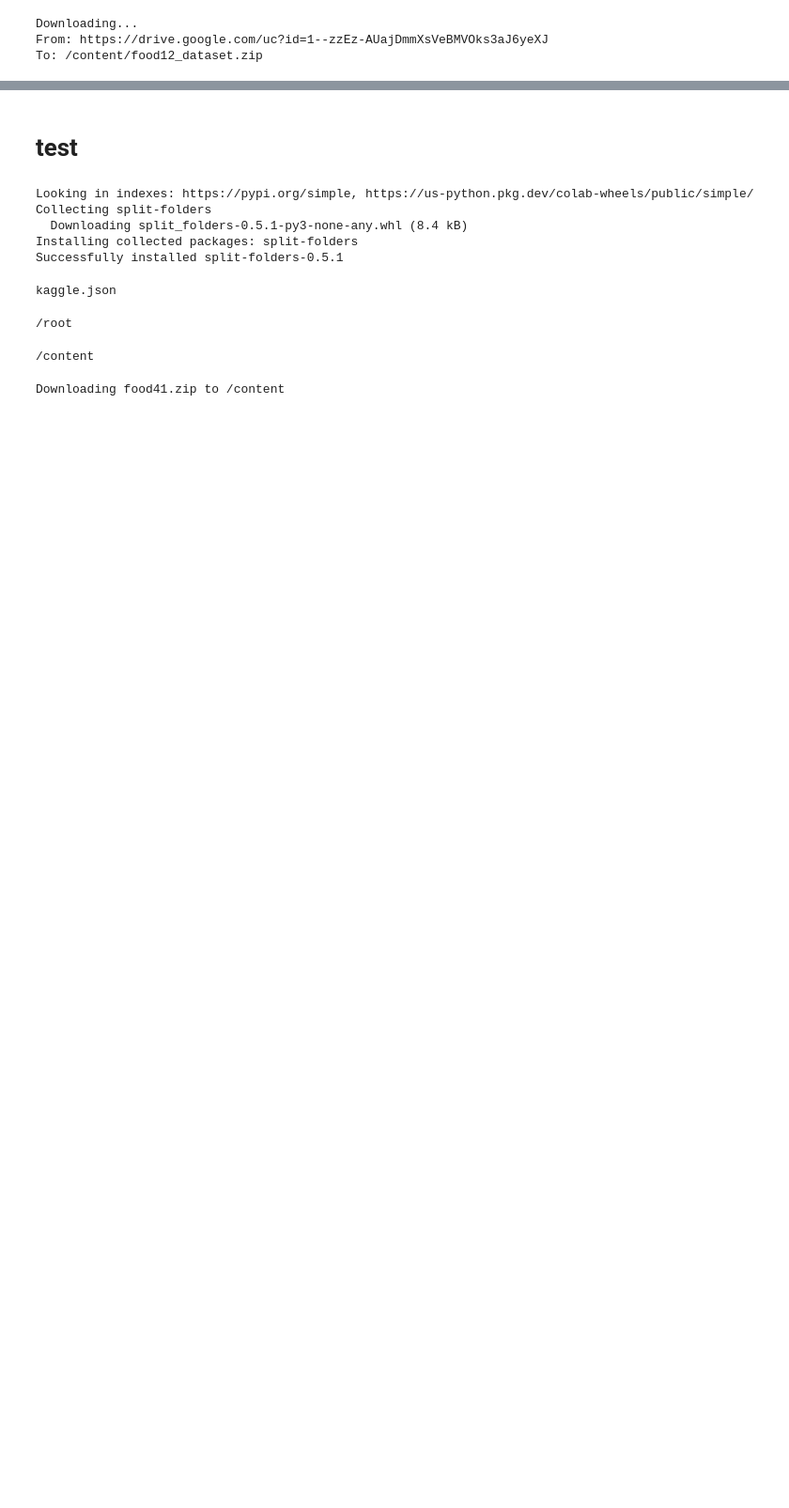
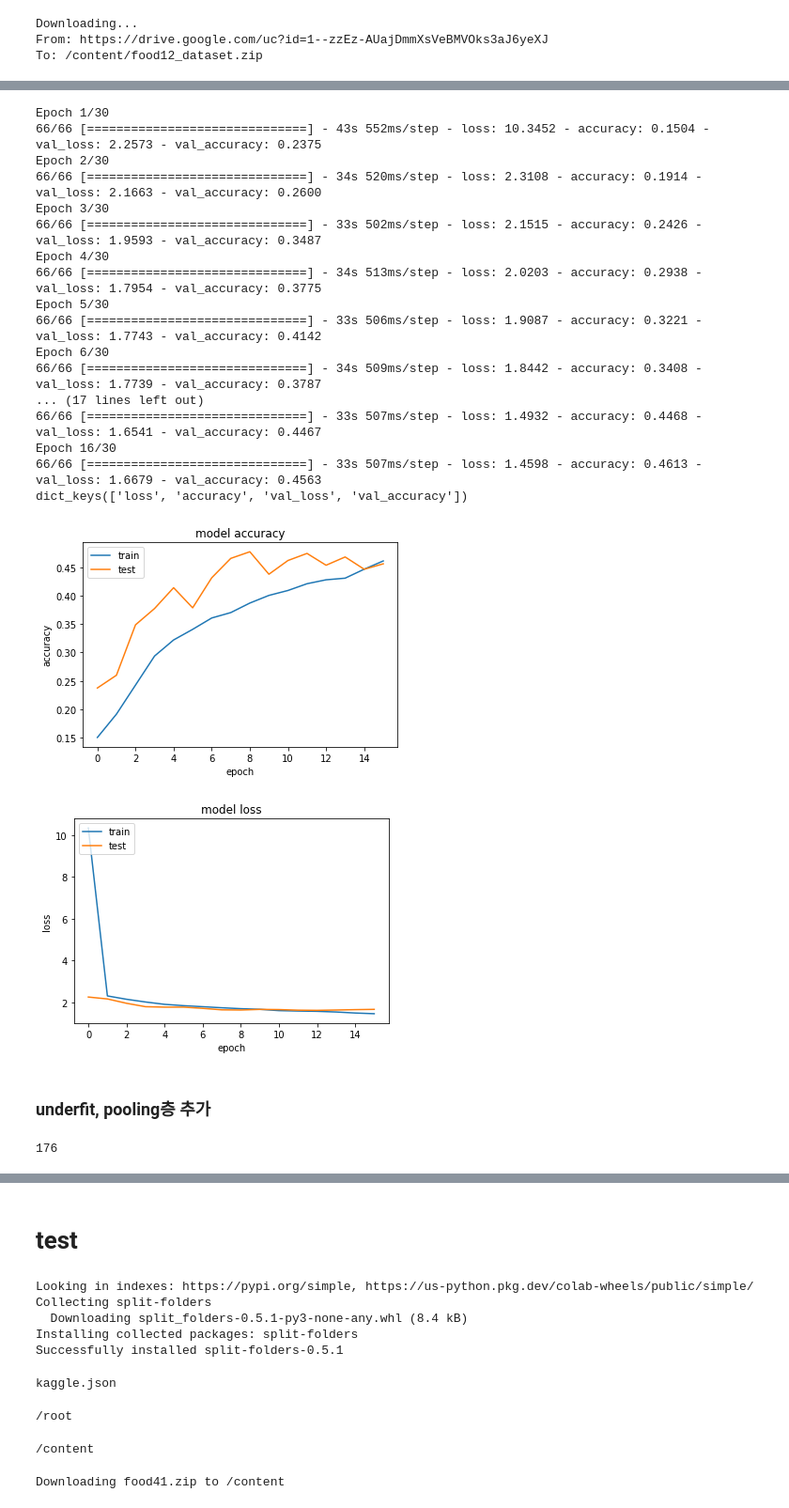
Before and after one commit to dbtjr1103/Basic_practice, a Jupyter notebook: food12_classification.ipynb, the cells around one changed output, grey strips where cells are left out. Shown at 94% size. Saved outputs shown, nothing was run; the diff lists cells and outputs as text; code cells hidden in the pictures; blank space fills up the shorter version.

```diff
--- a/food12_classification.ipynb
+++ b/food12_classification.ipynb
@@ -42,0 +252,22 @@ Successfully installed gdown-4.5.4
+# %%
+model.trainable = False
+
+inputs = tf.keras.Input(shape=(224, 224, 3))
+
+x = model(inputs, training=False)
+
+x = tf.keras.layers.Flatten(input_shape=model.output_shape[1:])(x)
+
+x = tf.keras.layers.Dense(1024, activation='relu')(x)
+x = tf.keras.layers.Dropout(0.5)(x)
+x = tf.keras.layers.Dense(1024, activation='relu')(x)
+x = tf.keras.layers.Dense(512, activation='relu')(x)
+outputs = tf.keras.layers.Dense(12, activation='softmax')(x)
+
+model = tf.keras.Model(inputs, outputs)
+
+model.compile(optimizer = 'adam',
+                  loss = 'sparse_categorical_crossentropy',
+                  metrics=['accuracy'])
+
+print(model.summary())
@@ -42,0 +292,49 @@ Successfully installed gdown-4.5.4
+# %%
+# reduce_lr = tf.keras.callbacks.ReduceLROnPlateau(monitor='val_loss', factor=0.2,patience=1, min_lr=0) # reduce_lr 은 추후 세부적으로 높일 때 사용
+early = tf.keras.callbacks.EarlyStopping(monitor='val_loss', patience=3)
+
+results = model.fit(x_train, y_train, epochs = 30, validation_data=(x_val,y_val), batch_size=128, callbacks=[early])
+print(results.history.keys())
+# summarize history for accuracy
+plt.plot(results.history['accuracy'])
+plt.plot(results.history['val_accuracy'])
+plt.title('model accuracy')
+plt.ylabel('accuracy')
+plt.xlabel('epoch')
+plt.legend(['train', 'test'], loc='upper left')
+plt.show()
+# summarize history for loss
+plt.plot(results.history['loss'])
+plt.plot(results.history['val_loss'])
+plt.title('model loss')
+plt.ylabel('loss')
+plt.xlabel('epoch')
+plt.legend(['train', 'test'], loc='upper left')
+plt.show()
+# %% [output]
+Epoch 1/30
+66/66 [==============================] - 43s 552ms/step - loss: 10.3452 - accuracy: 0.1504 - val_loss: 2.2573 - val_accuracy: 0.2375
+Epoch 2/30
+66/66 [==============================] - 34s 520ms/step - loss: 2.3108 - accuracy: 0.1914 - val_loss: 2.1663 - val_accuracy: 0.2600
+Epoch 3/30
+66/66 [==============================] - 33s 502ms/step - loss: 2.1515 - accuracy: 0.2426 - val_loss: 1.9593 - val_accuracy: 0.3487
+Epoch 4/30
+66/66 [==============================] - 34s 513ms/step - loss: 2.0203 - accuracy: 0.2938 - val_loss: 1.7954 - val_accuracy: 0.3775
+Epoch 5/30
+66/66 [==============================] - 33s 506ms/step - loss: 1.9087 - accuracy: 0.3221 - val_loss: 1.7743 - val_accuracy: 0.4142
+Epoch 6/30
+66/66 [==============================] - 34s 509ms/step - loss: 1.8442 - accuracy: 0.3408 - val_loss: 1.7739 - val_accuracy: 0.3787
+... (17 lines left out)
+66/66 [==============================] - 33s 507ms/step - loss: 1.4932 - accuracy: 0.4468 - val_loss: 1.6541 - val_accuracy: 0.4467
+Epoch 16/30
+66/66 [==============================] - 33s 507ms/step - loss: 1.4598 - accuracy: 0.4613 - val_loss: 1.6679 - val_accuracy: 0.4563
+dict_keys(['loss', 'accuracy', 'val_loss', 'val_accuracy'])
+[figure, added]
+[figure, added]
+# %% [markdown]
+### underfit, pooling층 추가
+# %%
+model = ResNet50(input_shape=(224, 224, 3), include_top=False, weights='imagenet', pooling='avg')
+print(len(model.layers))
+# %% [output]
+176
```
Also changed, not shown: parts of 73 cells of this notebook.
